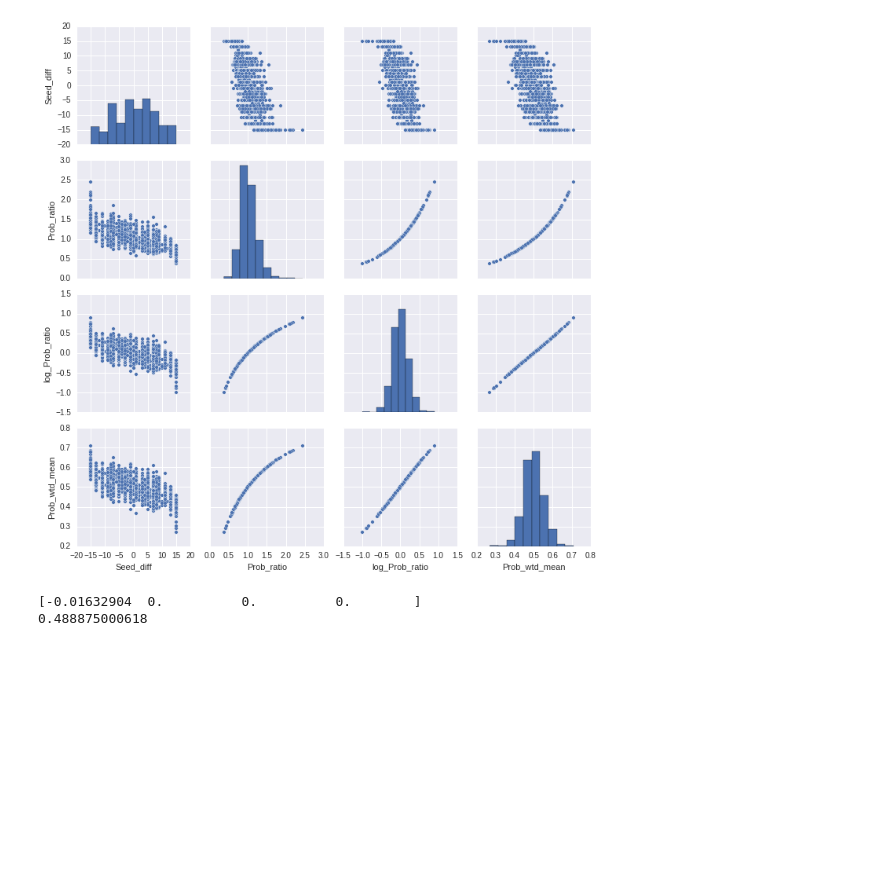
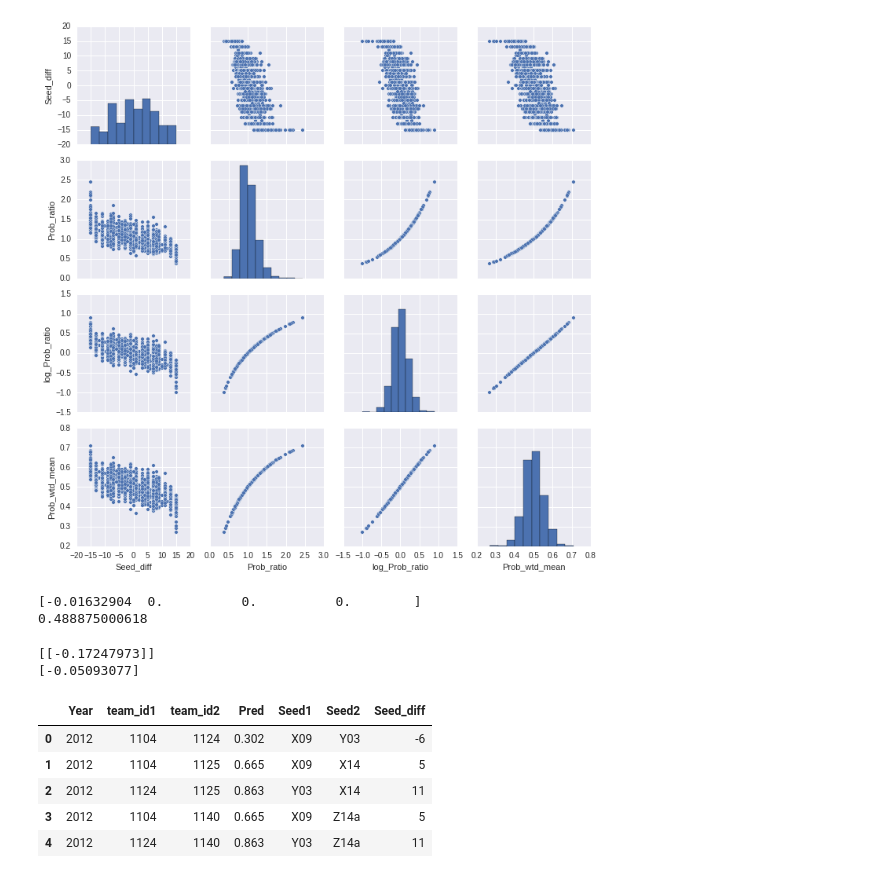
Before and after one commit to joshbrowning2358/GithubSandbox, a Jupyter notebook: Python/Kaggle NCAA.ipynb, the cells around one changed output. Saved outputs shown, nothing was run; the diff lists cells and outputs as text; code cells hidden in the pictures; blank space fills up the shorter version.

Commit message:
Added a few new submissions

```diff
--- a/Python/Kaggle NCAA.ipynb
+++ b/Python/Kaggle NCAA.ipynb
@@ -69,12 +69,15 @@ teams:
 Dimension:  (9112, 2)
 # %%
 # Test make_submission function
-data = [re.split('_', id) for id in sample_submission['Id']]
-data = pd.DataFrame(data)
-data.columns = ['Year', 'team_id1', 'team_id2']
-data['Pred'] = sample_submission['Pred']
+sample_sub = [re.split('_', id) for id in sample_submission['Id']]
+sample_sub = pd.DataFrame(sample_sub)
+sample_sub.columns = ['Year', 'team_id1', 'team_id2']
+sample_sub['Pred'] = sample_submission['Pred']
+sample_sub['Year'] = sample_sub['Year'].astype(int)
+sample_sub['team_id1'] = sample_sub['team_id1'].astype(int)
+sample_sub['team_id2'] = sample_sub['team_id2'].astype(int)
 
-equal_pred = make_submission(data, 'equal_preds.csv')
+equal_pred = make_submission(sample_sub, 'equal_preds.csv')
 # %%
 regular_compact_results.head()
 # %% [output]
@@ -238,0 +239,37 @@ print(lasso.intercept_)
+# %%
+# Seed difference seems the most correlated
+model = linear_model.logistic.LogisticRegression()
+model.fit(X=pd.DataFrame(model_data.ix[:, 'Seed_diff']),
+          y=model_data.ix[:, 'Larger_id_win'])
+print(model.coef_)
+print(model.intercept_)
+# %% [output]
+[[-0.17247973]]
+[-0.05093077]
+# %%
+# Now time for some data exploration
+# Let's plot season statistics against tourney performance
+new_sub = pd.merge(sample_sub, tourney_seed, left_on=('Year', 'team_id1'),
+                      right_on=('Season', 'Team'))
+new_sub.rename(columns={'Seed': 'Seed1'}, inplace=True)
+new_sub.drop(['Team', 'Season'], axis=1, inplace=True)
+new_sub = pd.merge(new_sub, tourney_seed, left_on=('Year', 'team_id2'),
+                      right_on=('Season', 'Team'))
+new_sub.rename(columns={'Seed': 'Seed2'}, inplace=True)
+new_sub.drop(['Team', 'Season'], axis=1, inplace=True)
+new_sub['Seed_diff'] = np.array([int(a[1:3]) for a in new_sub['Seed2']]) -\
+                       np.array([int(a[1:3]) for a in new_sub['Seed1']])
+
+new_sub['Pred'] = model.predict_proba(pd.DataFrame(new_sub['Seed_diff']))
+new_sub.head()
+make_submission(new_sub, filename='Seed_regression.csv')
+new_sub['Pred'] = 0.5 + 0.033 * new_sub['Seed_diff']
+make_submission(new_sub, filename='Naive_seed_regression.csv')
+new_sub.head()
+# %% [output]
+|  | Year | team_id1 | team_id2 | Pred | Seed1 | Seed2 | Seed_diff |
+| 0 | 2012 | 1104 | 1124 | 0.302 | X09 | Y03 | -6 |
+| 1 | 2012 | 1104 | 1125 | 0.665 | X09 | X14 | 5 |
+| 2 | 2012 | 1124 | 1125 | 0.863 | Y03 | X14 | 11 |
+| 3 | 2012 | 1104 | 1140 | 0.665 | X09 | Z14a | 5 |
+| 4 | 2012 | 1124 | 1140 | 0.863 | Y03 | Z14a | 11 |
```
Also changed, not shown: parts of 4 cells of this notebook, 4 other files.
